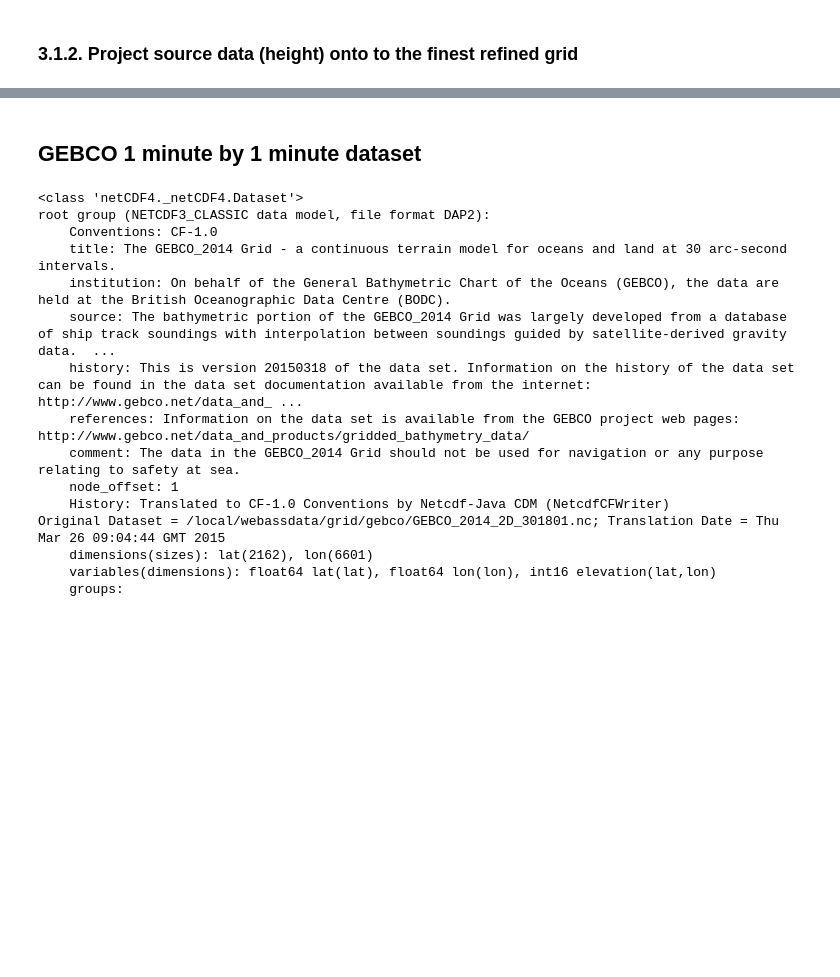
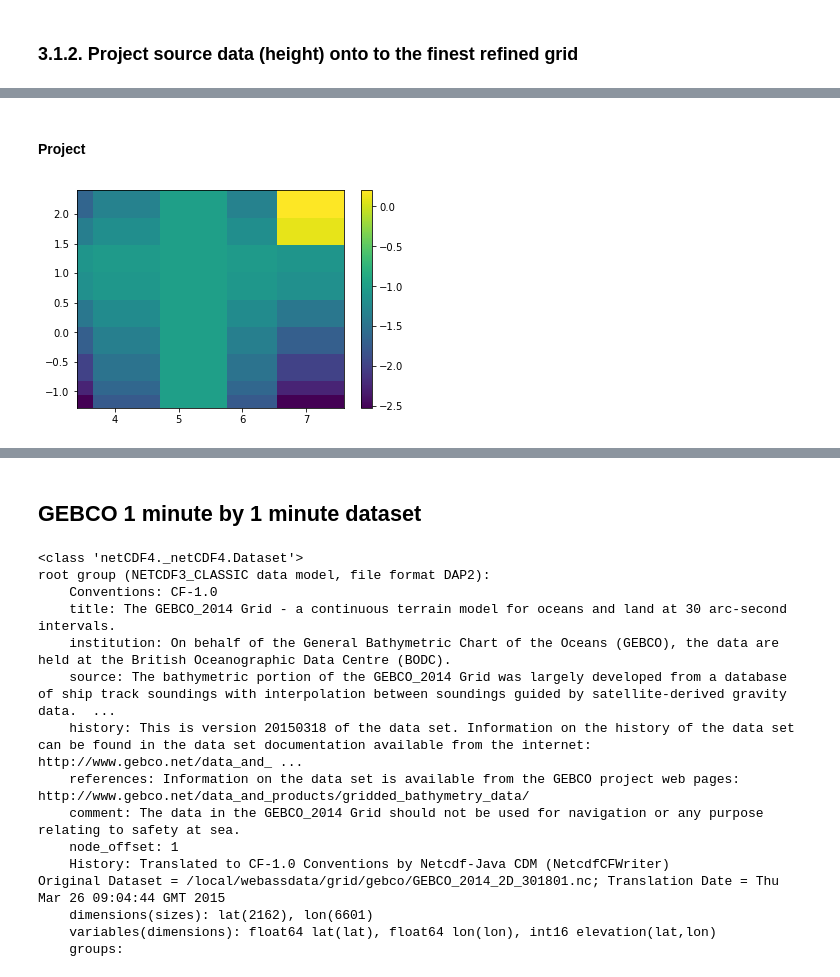
Before and after one commit to adcroft/thin-wall-topography, a Jupyter notebook: python/algorithm_dev-2.ipynb, the cells around one changed output, grey strips where cells are left out. Saved outputs shown, nothing was run; the diff lists cells and outputs as text; code cells hidden in the pictures; blank space fills up the shorter version.

```diff
--- a/python/algorithm_dev-2.ipynb
+++ b/python/algorithm_dev-2.ipynb
@@ -184,6 +184,18 @@ class GMesh:
 #      and are never going to be hit.
         return hits
 
+#Niki: The following function can be combined with the above without much overhead to save an extra call
     def project_source_data_onto_target_mesh(self,xs,ys,zs):
+        """Returns the array on target mesh with values equal to the nearest-neighbor source point data"""
+        if xs.shape != ys.shape: raise Exception('xs and ys must be the same shape')
+        nns_i,nns_j = self.find_nn_uniform_source(xs,ys)
+        height = np.zeros(self.x.shape)
+#Alistair: Can the following be Vectorized?
+        nj,ni = self.x.shape
+        for i in range(0,ni):
+            for j in range(0,nj):
+                nn_ii=int(nns_i[j,i])
+                nn_jj=int(nns_j[j,i])
+                height[j,i] = zs[nn_jj,nn_ii]
 
         return height
@@ -233,0 +247,7 @@ plt.pcolormesh(src_lon_grid,src_lat_grid,src_depth); plt.colorbar();
+# %% [markdown]
+#### Project
+# %%
+trg_z = refinedGMlist[-1].project_source_data_onto_target_mesh(src_lon_grid,src_lat_grid,src_z)
+plt.pcolormesh(refinedGMlist[-1].x,refinedGMlist[-1].y, trg_z); plt.colorbar();
+# %% [output]
+[figure, added]
```
Also changed, not shown: parts of 12 cells of this notebook, 1 other file.
